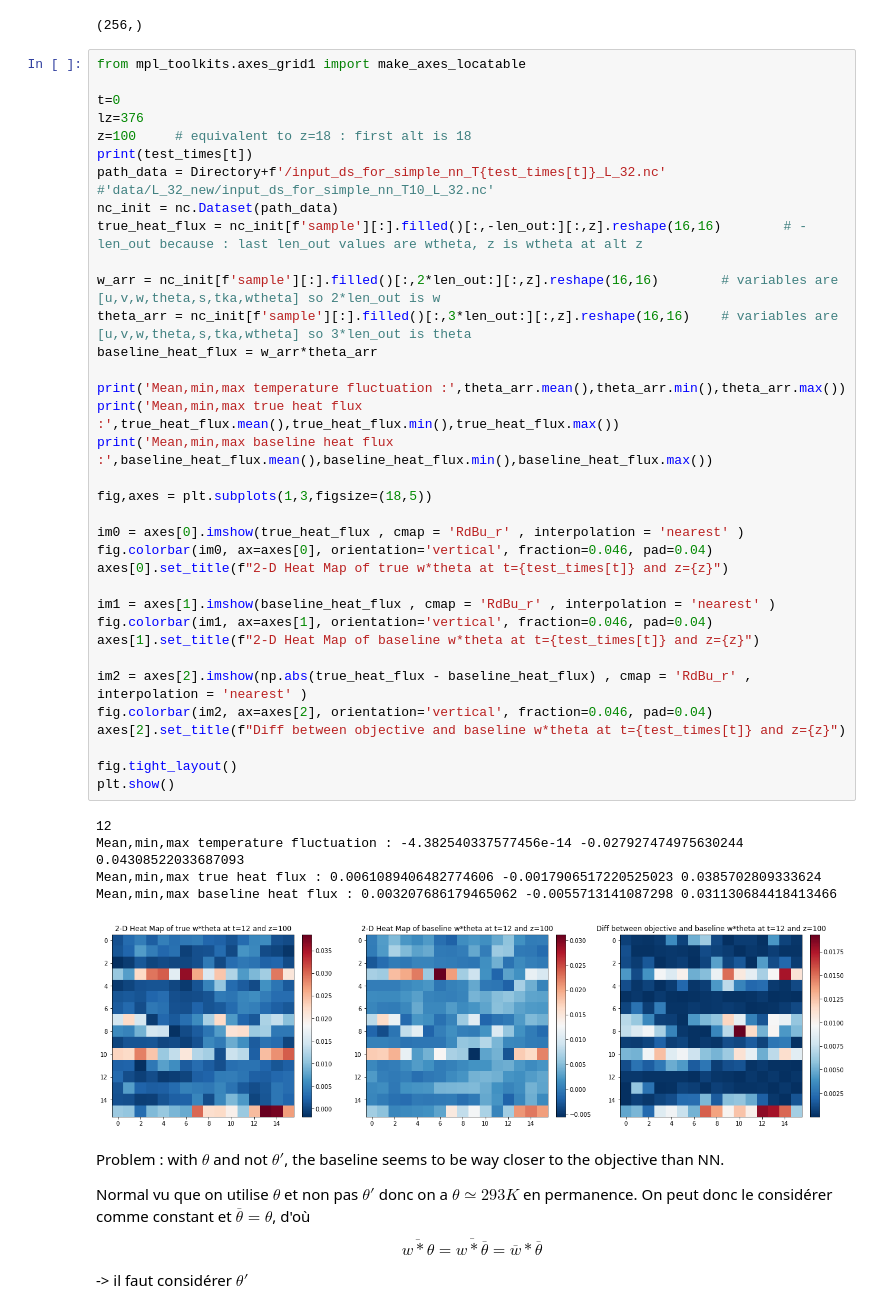
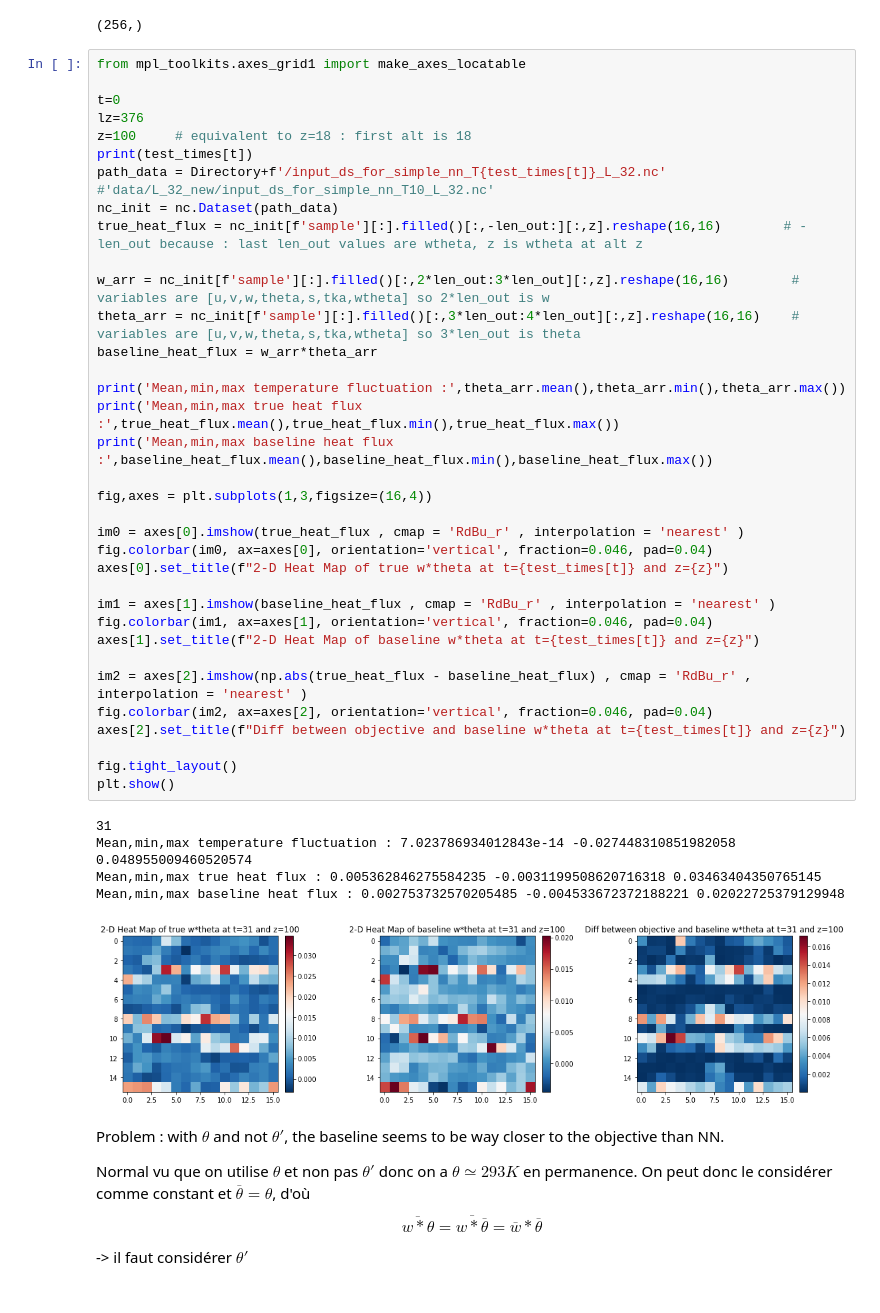
Before and after one commit to AdrienBq/Turbulence, a Jupyter notebook: explo/simple_dnn.ipynb, the cells around one changed output. Cells and saved outputs as stored; diff of their text form.

```diff
--- a/explo/simple_dnn.ipynb
+++ b/explo/simple_dnn.ipynb
@@ -309,41 +316,41 @@ from mpl_toolkits.axes_grid1 import make_axes_locatable
 t=0
 lz=376
 z=100     # equivalent to z=18 : first alt is 18
 print(test_times[t])
 path_data = Directory+f'/input_ds_for_simple_nn_T{test_times[t]}_L_32.nc'  #'data/L_32_new/input_ds_for_simple_nn_T10_L_32.nc'
 nc_init = nc.Dataset(path_data)
 true_heat_flux = nc_init[f'sample'][:].filled()[:,-len_out:][:,z].reshape(16,16)        # -len_out because : last len_out values are wtheta, z is wtheta at alt z
 
-w_arr = nc_init[f'sample'][:].filled()[:,2*len_out:][:,z].reshape(16,16)        # variables are [u,v,w,theta,s,tka,wtheta] so 2*len_out is w
-theta_arr = nc_init[f'sample'][:].filled()[:,3*len_out:][:,z].reshape(16,16)    # variables are [u,v,w,theta,s,tka,wtheta] so 3*len_out is theta
+w_arr = nc_init[f'sample'][:].filled()[:,2*len_out:3*len_out][:,z].reshape(16,16)        # variables are [u,v,w,theta,s,tka,wtheta] so 2*len_out is w
+theta_arr = nc_init[f'sample'][:].filled()[:,3*len_out:4*len_out][:,z].reshape(16,16)    # variables are [u,v,w,theta,s,tka,wtheta] so 3*len_out is theta
 baseline_heat_flux = w_arr*theta_arr
 
 print('Mean,min,max temperature fluctuation :',theta_arr.mean(),theta_arr.min(),theta_arr.max())
 print('Mean,min,max true heat flux :',true_heat_flux.mean(),true_heat_flux.min(),true_heat_flux.max())
 print('Mean,min,max baseline heat flux :',baseline_heat_flux.mean(),baseline_heat_flux.min(),baseline_heat_flux.max())
 
-fig,axes = plt.subplots(1,3,figsize=(18,5))
+fig,axes = plt.subplots(1,3,figsize=(16,4))
 
 im0 = axes[0].imshow(true_heat_flux , cmap = 'RdBu_r' , interpolation = 'nearest' )
 fig.colorbar(im0, ax=axes[0], orientation='vertical', fraction=0.046, pad=0.04)
 axes[0].set_title(f"2-D Heat Map of true w*theta at t={test_times[t]} and z={z}")
 
 im1 = axes[1].imshow(baseline_heat_flux , cmap = 'RdBu_r' , interpolation = 'nearest' )
 fig.colorbar(im1, ax=axes[1], orientation='vertical', fraction=0.046, pad=0.04)
 axes[1].set_title(f"2-D Heat Map of baseline w*theta at t={test_times[t]} and z={z}")
 
 im2 = axes[2].imshow(np.abs(true_heat_flux - baseline_heat_flux) , cmap = 'RdBu_r' , interpolation = 'nearest' )
 fig.colorbar(im2, ax=axes[2], orientation='vertical', fraction=0.046, pad=0.04)
 axes[2].set_title(f"Diff between objective and baseline w*theta at t={test_times[t]} and z={z}")
 
 fig.tight_layout()
 plt.show()
 # %% [output]
-12
-Mean,min,max temperature fluctuation : -4.382540337577456e-14 -0.027927474975630244 0.04308522033687093
-Mean,min,max true heat flux : 0.0061089406482774606 -0.0017906517220525023 0.0385702809333624
-Mean,min,max baseline heat flux : 0.003207686179465062 -0.0055713141087298 0.031130684418413466
+31
+Mean,min,max temperature fluctuation : 7.023786934012843e-14 -0.027448310851982058 0.048955009460520574
+Mean,min,max true heat flux : 0.005362846275584235 -0.0031199508620716318 0.03463404350765145
+Mean,min,max baseline heat flux : 0.002753732570205485 -0.004533672372188221 0.02022725379129948
-[figure, old version]
+[figure, new version]
 # %% [markdown]
 Problem : with $\theta$ and not $\theta'$, the baseline seems to be way closer to the objective than NN.
 
```
Also changed, not shown: parts of 9 cells of this notebook.
